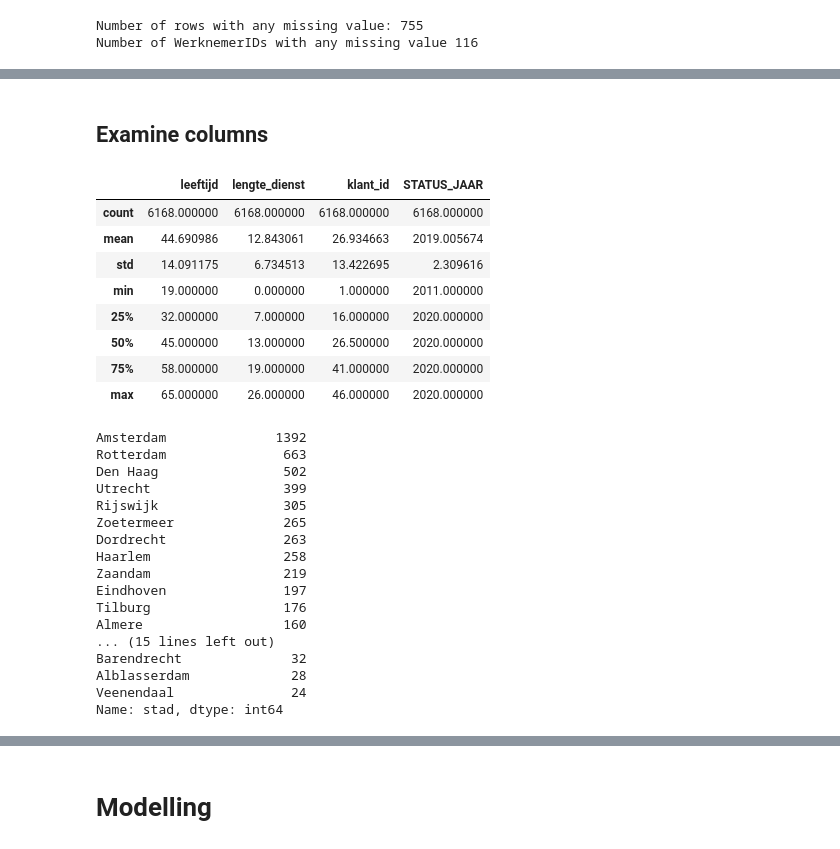
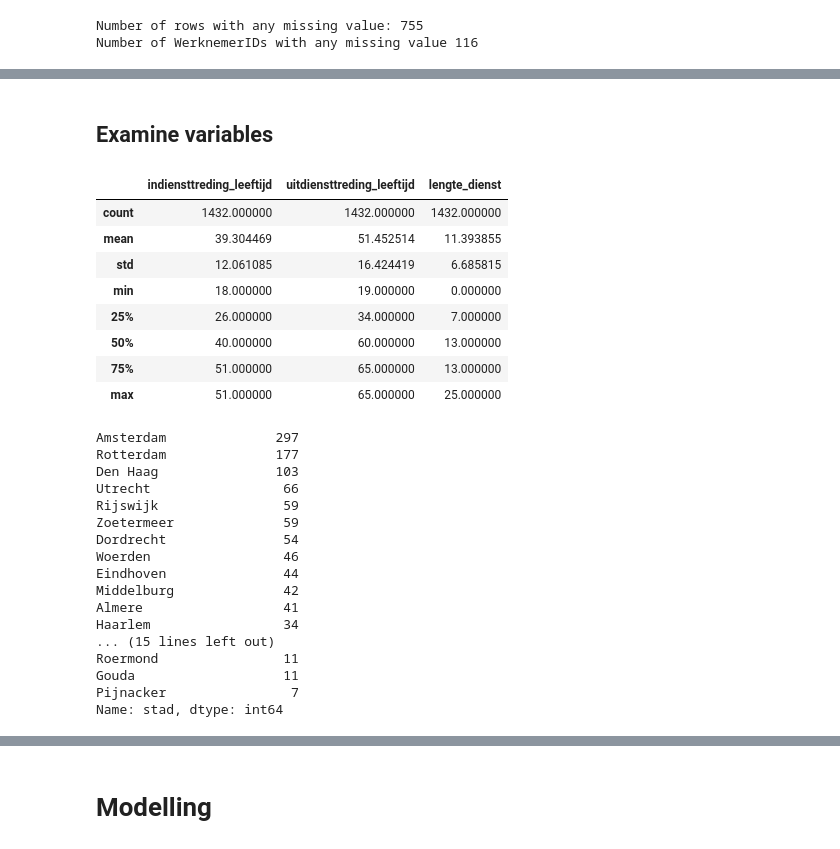
Before and after one commit to SjorsWitt/i4talent_assignment, a Jupyter notebook: main.ipynb, the cells around one changed output, grey strips where cells are left out. Cells and saved outputs as stored; diff of their text form; code cells hidden in the pictures.

```diff
--- a/main.ipynb
+++ b/main.ipynb
@@ -218,6 +219,6 @@ data.dropna(inplace = True)
 # %%
 # Find the latest status date for each WerknemerID
-latest_date_per_id = data.groupby(['WerknemerID'])['datum'].max()
+# latest_date_per_id = data.groupby(['WerknemerID'])['datum'].max()
 
 # Find intersection of original data set and lates date per WerknemerID
-data = data.merge(latest_date_per_id, how = 'inner', on = ['WerknemerID', 'datum'])
+# data = data.merge(latest_date_per_id, how = 'inner', on = ['WerknemerID', 'datum'])
@@ -224,3 +228,5 @@ data = data.merge(latest_date_per_id, how = 'inner', on = ['WerknemerID', 'datum
+# %%
+data = data.loc[data['STATUS'] == 'Beëindigd']
 # %%
 print("Total number of rows:", len(data))
 print("Number of rows with any missing value:", data.isna().any(axis=1).sum(), "\n")
@@ -236,36 +245,45 @@ Number of WerknemerIDs with any missing value 0
+# %%
+# Rename column 'leeftijd' to 'uitdiensttreding_leeftijd'
+data.rename(columns = {'leeftijd':'uitdiensttreding_leeftijd'}, inplace = True)
+
+# Calculate indiensttreding_leeftijd and add to data set
+leeftijd_days = data['indiensttreding_datum'] - data['geboortedatum']
+leeftijd_years = np.floor(leeftijd_days / pd.Timedelta(365.2422, 'days')) # number of full years (rounded down)
+
+data['indiensttreding_leeftijd'] = leeftijd_years
 # %% [markdown]
-## Examine columns
+## Examine variables
 # %%
-data.describe()
+data[['indiensttreding_leeftijd', 'uitdiensttreding_leeftijd', 'lengte_dienst']].describe()
 # %% [output]
-|  | leeftijd | lengte_dienst | klant_id | STATUS_JAAR |
-| count | 6168.000000 | 6168.000000 | 6168.000000 | 6168.000000 |
-| mean | 44.690986 | 12.843061 | 26.934663 | 2019.005674 |
-| std | 14.091175 | 6.734513 | 13.422695 | 2.309616 |
-| min | 19.000000 | 0.000000 | 1.000000 | 2011.000000 |
-| 25% | 32.000000 | 7.000000 | 16.000000 | 2020.000000 |
-| 50% | 45.000000 | 13.000000 | 26.500000 | 2020.000000 |
-| 75% | 58.000000 | 19.000000 | 41.000000 | 2020.000000 |
-| max | 65.000000 | 26.000000 | 46.000000 | 2020.000000 |
+|  | indiensttreding_leeftijd | uitdiensttreding_leeftijd | lengte_dienst |
+| count | 1432.000000 | 1432.000000 | 1432.000000 |
+| mean | 39.304469 | 51.452514 | 11.393855 |
+| std | 12.061085 | 16.424419 | 6.685815 |
+| min | 18.000000 | 19.000000 | 0.000000 |
+| 25% | 26.000000 | 34.000000 | 7.000000 |
+| 50% | 40.000000 | 60.000000 | 13.000000 |
+| 75% | 51.000000 | 65.000000 | 13.000000 |
+| max | 51.000000 | 65.000000 | 25.000000 |
 # %%
 data['stad'].value_counts(dropna = False)
 # %% [output]
-Amsterdam              1392
-Rotterdam               663
-Den Haag                502
-Utrecht                 399
-Rijswijk                305
-Zoetermeer              265
-Dordrecht               263
-Haarlem                 258
-Zaandam                 219
-Eindhoven               197
-Tilburg                 176
-Almere                  160
+Amsterdam              297
+Rotterdam              177
+Den Haag               103
+Utrecht                 66
+Rijswijk                59
+Zoetermeer              59
+Dordrecht               54
+Woerden                 46
+Eindhoven               44
+Middelburg              42
+Almere                  41
+Haarlem                 34
 ... (15 lines left out)
-Barendrecht              32
-Alblasserdam             28
-Veenendaal               24
+Roermond                11
+Gouda                   11
+Pijnacker                7
 Name: stad, dtype: int64
 # %%
 data['afdeling'].value_counts(dropna = False)
```
Also changed, not shown: parts of 25 cells of this notebook.
